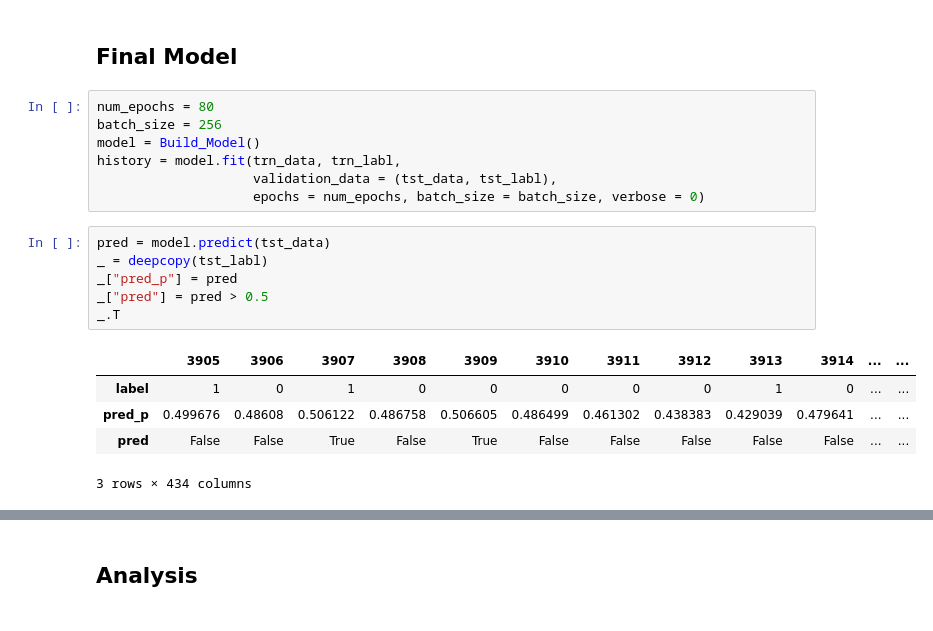
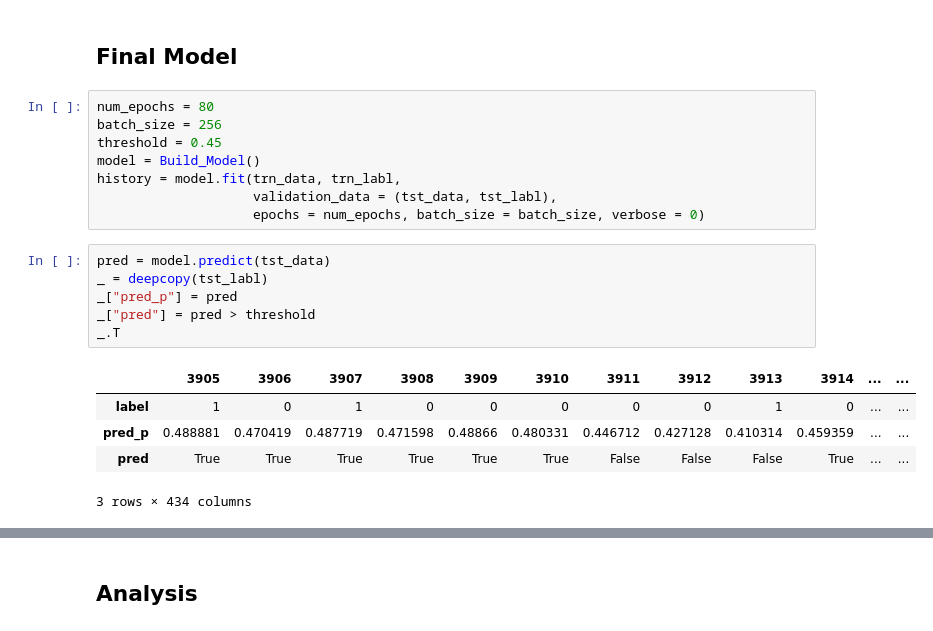
Before and after one commit to shawlu95/Purchase-Intent-Model, a Jupyter notebook: model.ipynb, the cells around one changed output, grey strips where cells are left out. Drawn from its saved outputs; the diff is of its cells as text.

```diff
--- a/model.ipynb
+++ b/model.ipynb
@@ -412,6 +412,7 @@ plt.show()
 # %%
 num_epochs = 80
 batch_size = 256
+threshold = 0.45
 model = Build_Model()
 history = model.fit(trn_data, trn_labl,
                     validation_data = (tst_data, tst_labl),
@@ -419,14 +420,14 @@ history = model.fit(trn_data, trn_labl,
 # %%
 pred = model.predict(tst_data)
 _ = deepcopy(tst_labl)
 _["pred_p"] = pred
-_["pred"] = pred > 0.5
+_["pred"] = pred > threshold
 _.T
 # %% [output]
 |  | 3905 | 3906 | 3907 | 3908 | 3909 | 3910 | 3911 | 3912 | 3913 | 3914 | ... | ... |
 | label | 1 | 0 | 1 | 0 | 0 | 0 | 0 | 0 | 1 | 0 | ... | ... |
-| pred_p | 0.499676 | 0.48608 | 0.506122 | 0.486758 | 0.506605 | 0.486499 | 0.461302 | 0.438383 | 0.429039 | 0.479641 | ... | ... |
-| pred | False | False | True | False | True | False | False | False | False | False | ... | ... |
+| pred_p | 0.488881 | 0.470419 | 0.487719 | 0.471598 | 0.48866 | 0.480331 | 0.446712 | 0.427128 | 0.410314 | 0.459359 | ... | ... |
+| pred | True | True | True | True | True | True | False | False | False | True | ... | ... |
 3 rows × 434 columns
 # %%
 _[_[key_label] == 1].T
```
Also changed, not shown: parts of 13 cells of this notebook, 5 other files.
